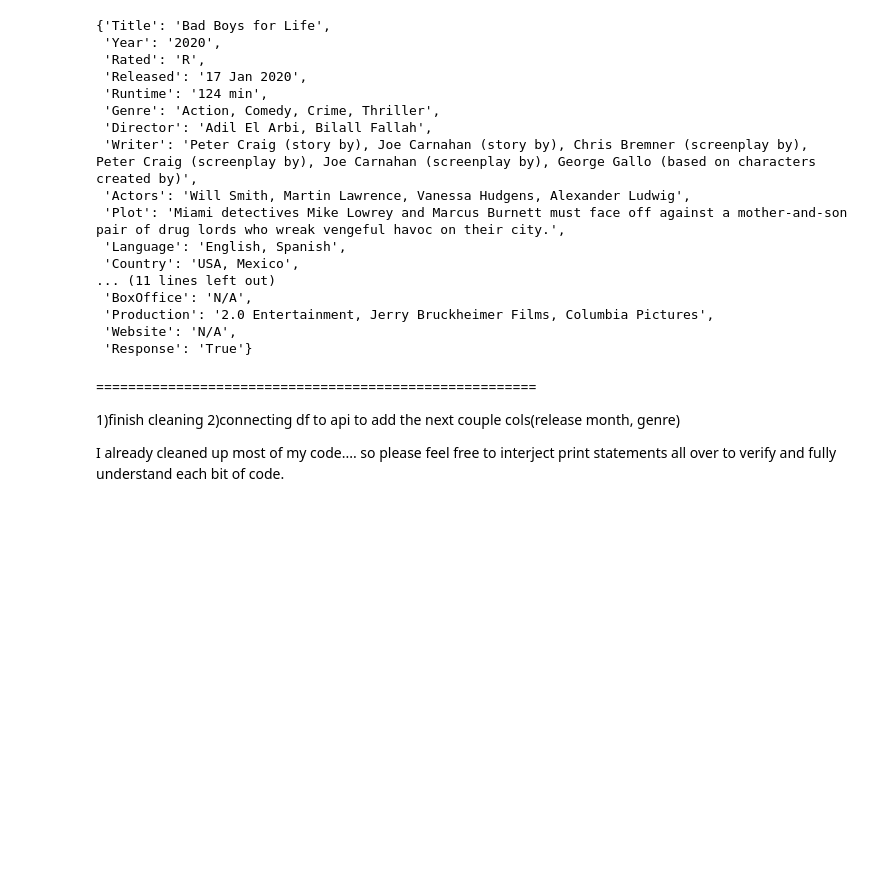
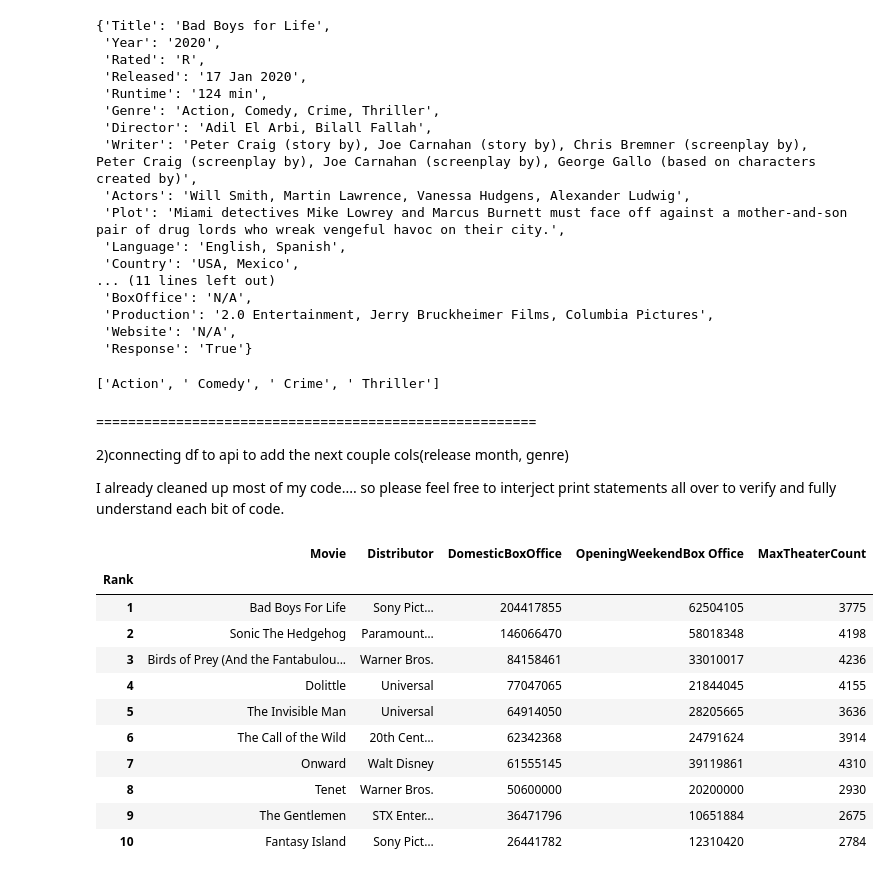
Before and after one commit to Deric-Williamson/Movie-Analysis_Microsoft, a Jupyter notebook: Deric-wip.ipynb, the cells around one changed output. Cells and saved outputs as stored; diff of their text form; code cells hidden in the pictures; blank space fills up the shorter version.

```diff
--- a/Deric-wip.ipynb
+++ b/Deric-wip.ipynb
@@ -181,11 +247,29 @@ get_movie_info(title, year, api_key)
  'Production': '2.0 Entertainment, Jerry Bruckheimer Films, Columbia Pictures',
  'Website': 'N/A',
  'Response': 'True'}
+# %%
+a['Genre'].split(',')
+# %% [output]
+['Action', ' Comedy', ' Crime', ' Thriller']
 # %% [markdown]
 =======================================================
 
-1)finish cleaning
 2)connecting df to api to add the next couple cols(release month, genre)
 
 
 I already cleaned up most of my code.... so please feel free to interject print statements all over to verify and fully understand each bit of code.
+# %%
+df.head(10)
+# %% [output]
+|  | Movie | Distributor | DomesticBoxOffice | OpeningWeekendBox Office | MaxTheaterCount |
+| Rank |  |  |  |  |  |
+| 1 | Bad Boys For Life | Sony Pict… | 204417855 | 62504105 | 3775 |
+| 2 | Sonic The Hedgehog | Paramount… | 146066470 | 58018348 | 4198 |
+| 3 | Birds of Prey (And the Fantabulou... | Warner Bros. | 84158461 | 33010017 | 4236 |
+| 4 | Dolittle | Universal | 77047065 | 21844045 | 4155 |
+| 5 | The Invisible Man | Universal | 64914050 | 28205665 | 3636 |
+| 6 | The Call of the Wild | 20th Cent… | 62342368 | 24791624 | 3914 |
+| 7 | Onward | Walt Disney | 61555145 | 39119861 | 4310 |
+| 8 | Tenet | Warner Bros. | 50600000 | 20200000 | 2930 |
+| 9 | The Gentlemen | STX Enter… | 36471796 | 10651884 | 2675 |
+| 10 | Fantasy Island | Sony Pict… | 26441782 | 12310420 | 2784 |
```
Also changed, not shown: parts of 19 cells of this notebook.
